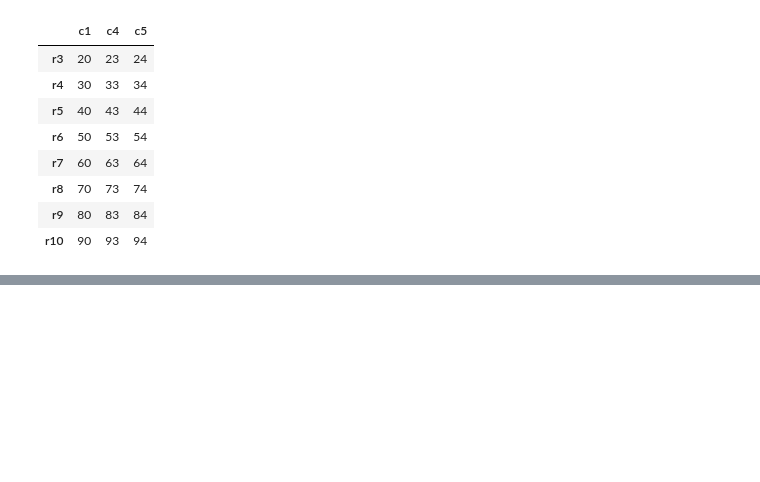
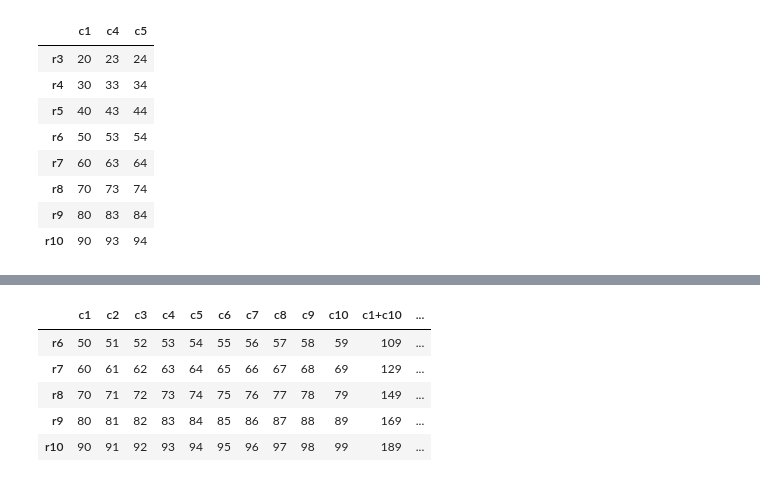
Before and after one commit to MDalamin5/Data-Science-ML, a Jupyter notebook: Intro-of-PY/Ostad/Week-5/Pandas/ostad-class.ipynb, the cells around one changed output, grey strips where cells are left out. Saved outputs shown, nothing was run; the diff lists cells and outputs as text; code cells hidden in the pictures; blank space fills up the shorter version.

```diff
--- a/Intro-of-PY/Ostad/Week-5/Pandas/ostad-class.ipynb
+++ b/Intro-of-PY/Ostad/Week-5/Pandas/ostad-class.ipynb
@@ -193,0 +220,9 @@ df[df['c2'] > 11] [['c1', 'c4', 'c5']]
+# %%
+df.tail(5)
+# %% [output]
+|  | c1 | c2 | c3 | c4 | c5 | c6 | c7 | c8 | c9 | c10 | c1+c10 | ... |
+| r6 | 50 | 51 | 52 | 53 | 54 | 55 | 56 | 57 | 58 | 59 | 109 | ... |
+| r7 | 60 | 61 | 62 | 63 | 64 | 65 | 66 | 67 | 68 | 69 | 129 | ... |
+| r8 | 70 | 71 | 72 | 73 | 74 | 75 | 76 | 77 | 78 | 79 | 149 | ... |
+| r9 | 80 | 81 | 82 | 83 | 84 | 85 | 86 | 87 | 88 | 89 | 169 | ... |
+| r10 | 90 | 91 | 92 | 93 | 94 | 95 | 96 | 97 | 98 | 99 | 189 | ... |
```
Also changed, not shown: parts of 7 cells of this notebook.
